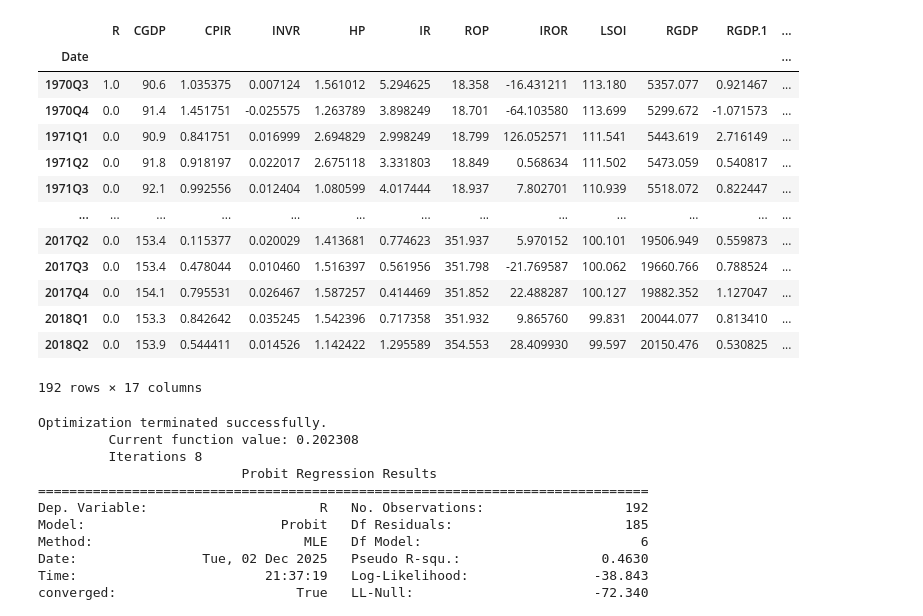
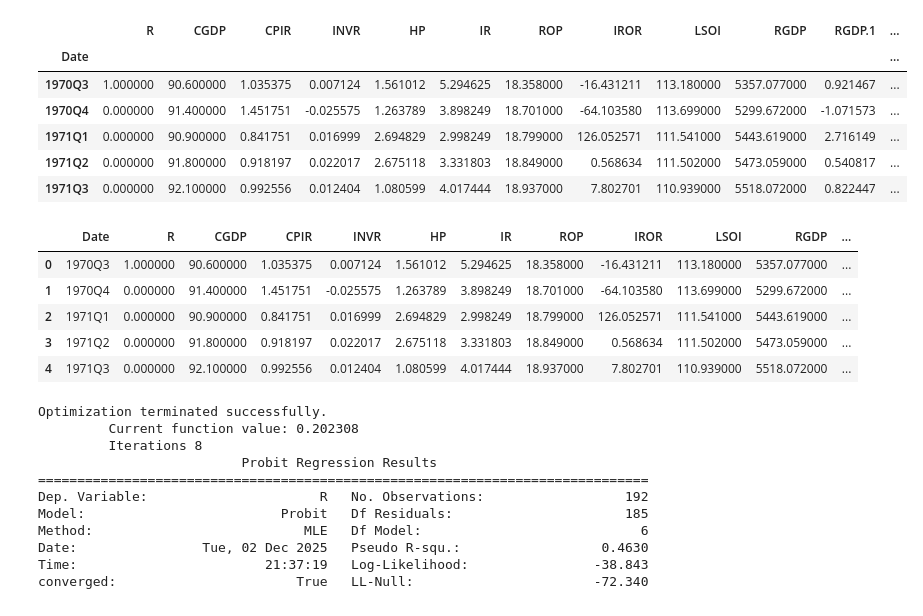
Before and after one commit to ignaciomacan/project3, a Jupyter notebook: josh_section3.ipynb, the cells around one changed output. Saved outputs shown, nothing was run; the diff lists cells and outputs as text; code cells hidden in the pictures.

```diff
--- a/josh_section3.ipynb
+++ b/josh_section3.ipynb
@@ -14,31 +16,36 @@ mt.set_theme('economist')
 # %%
+# DONT USE THIS ANYMORE
+
 df = pd.read_csv('data/master_quarterly.csv')
 df = df.rename(columns={'Unnamed: 0': 'Date'})
 df = df.set_index('Date')
 df['CGDP_change'] = df['CGDP'].diff()
 df[['CGDP', 'CGDP_change']].head(10)
 df['HP_change'] = df['HP'].diff()
 df['IR_change'] = df['IR'].diff()
 df['LSOI_change'] = df['LSOI'].diff()
 df['INVR'] = df['INVR']/100
 df['IROR'] = df['IROR']*1000000
 df = df.dropna()
-df
+df.head()
 # %% [output]
 |  | R | CGDP | CPIR | INVR | HP | IR | ROP | IROR | LSOI | RGDP | RGDP.1 | ... |
 | Date |  |  |  |  |  |  |  |  |  |  |  | ... |
-| 1970Q3 | 1.0 | 90.6 | 1.035375 | 0.007124 | 1.561012 | 5.294625 | 18.358 | -16.431211 | 113.180 | 5357.077 | 0.921467 | ... |
-| 1970Q4 | 0.0 | 91.4 | 1.451751 | -0.025575 | 1.263789 | 3.898249 | 18.701 | -64.103580 | 113.699 | 5299.672 | -1.071573 | ... |
-| 1971Q1 | 0.0 | 90.9 | 0.841751 | 0.016999 | 2.694829 | 2.998249 | 18.799 | 126.052571 | 111.541 | 5443.619 | 2.716149 | ... |
-| 1971Q2 | 0.0 | 91.8 | 0.918197 | 0.022017 | 2.675118 | 3.331803 | 18.849 | 0.568634 | 111.502 | 5473.059 | 0.540817 | ... |
-| 1971Q3 | 0.0 | 92.1 | 0.992556 | 0.012404 | 1.080599 | 4.017444 | 18.937 | 7.802701 | 110.939 | 5518.072 | 0.822447 | ... |
-| ... | ... | ... | ... | ... | ... | ... | ... | ... | ... | ... | ... | ... |
-| 2017Q2 | 0.0 | 153.4 | 0.115377 | 0.020029 | 1.413681 | 0.774623 | 351.937 | 5.970152 | 100.101 | 19506.949 | 0.559873 | ... |
-| 2017Q3 | 0.0 | 153.4 | 0.478044 | 0.010460 | 1.516397 | 0.561956 | 351.798 | -21.769587 | 100.062 | 19660.766 | 0.788524 | ... |
-| 2017Q4 | 0.0 | 154.1 | 0.795531 | 0.026467 | 1.587257 | 0.414469 | 351.852 | 22.488287 | 100.127 | 19882.352 | 1.127047 | ... |
-| 2018Q1 | 0.0 | 153.3 | 0.842642 | 0.035245 | 1.542396 | 0.717358 | 351.932 | 9.865760 | 99.831 | 20044.077 | 0.813410 | ... |
-| 2018Q2 | 0.0 | 153.9 | 0.544411 | 0.014526 | 1.142422 | 1.295589 | 354.553 | 28.409930 | 99.597 | 20150.476 | 0.530825 | ... |
+| 1970Q3 | 1.000000 | 90.600000 | 1.035375 | 0.007124 | 1.561012 | 5.294625 | 18.358000 | -16.431211 | 113.180000 | 5357.077000 | 0.921467 | ... |
+| 1970Q4 | 0.000000 | 91.400000 | 1.451751 | -0.025575 | 1.263789 | 3.898249 | 18.701000 | -64.103580 | 113.699000 | 5299.672000 | -1.071573 | ... |
+| 1971Q1 | 0.000000 | 90.900000 | 0.841751 | 0.016999 | 2.694829 | 2.998249 | 18.799000 | 126.052571 | 111.541000 | 5443.619000 | 2.716149 | ... |
+| 1971Q2 | 0.000000 | 91.800000 | 0.918197 | 0.022017 | 2.675118 | 3.331803 | 18.849000 | 0.568634 | 111.502000 | 5473.059000 | 0.540817 | ... |
+| 1971Q3 | 0.000000 | 92.100000 | 0.992556 | 0.012404 | 1.080599 | 4.017444 | 18.937000 | 7.802701 | 110.939000 | 5518.072000 | 0.822447 | ... |
-192 rows × 17 columns
+# %%
+df = pd.read_csv('data/finished_data.csv')
+df.head()
+# %% [output]
+|  | Date | R | CGDP | CPIR | INVR | HP | IR | ROP | IROR | LSOI | RGDP | ... |
+| 0 | 1970Q3 | 1.000000 | 90.600000 | 1.035375 | 0.007124 | 1.561012 | 5.294625 | 18.358000 | -16.431211 | 113.180000 | 5357.077000 | ... |
+| 1 | 1970Q4 | 0.000000 | 91.400000 | 1.451751 | -0.025575 | 1.263789 | 3.898249 | 18.701000 | -64.103580 | 113.699000 | 5299.672000 | ... |
+| 2 | 1971Q1 | 0.000000 | 90.900000 | 0.841751 | 0.016999 | 2.694829 | 2.998249 | 18.799000 | 126.052571 | 111.541000 | 5443.619000 | ... |
+| 3 | 1971Q2 | 0.000000 | 91.800000 | 0.918197 | 0.022017 | 2.675118 | 3.331803 | 18.849000 | 0.568634 | 111.502000 | 5473.059000 | ... |
+| 4 | 1971Q3 | 0.000000 | 92.100000 | 0.992556 | 0.012404 | 1.080599 | 4.017444 | 18.937000 | 7.802701 | 110.939000 | 5518.072000 | ... |
 # %%
 model1 = (smf.probit('R ~ CGDP_change + CPIR + MA + INVR '
                      '+ HP_change + IR_change', df)
```
Also changed, not shown: parts of 1 cell of this notebook, 1 other file.
